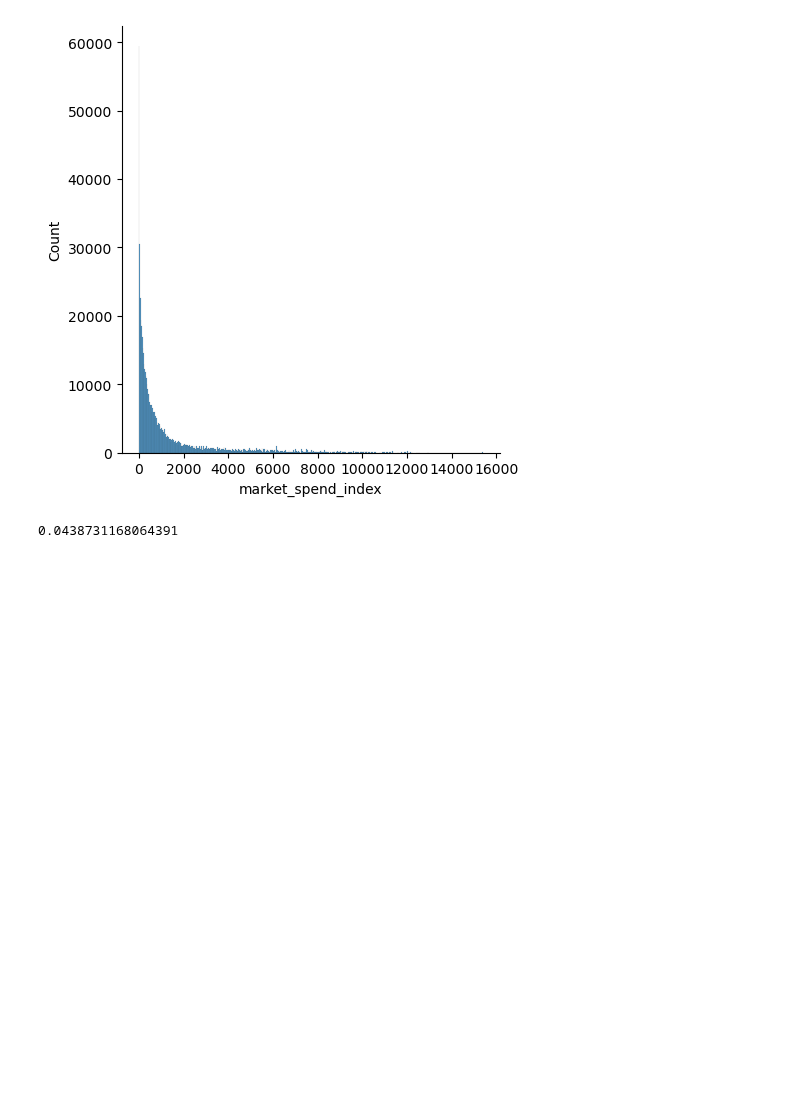
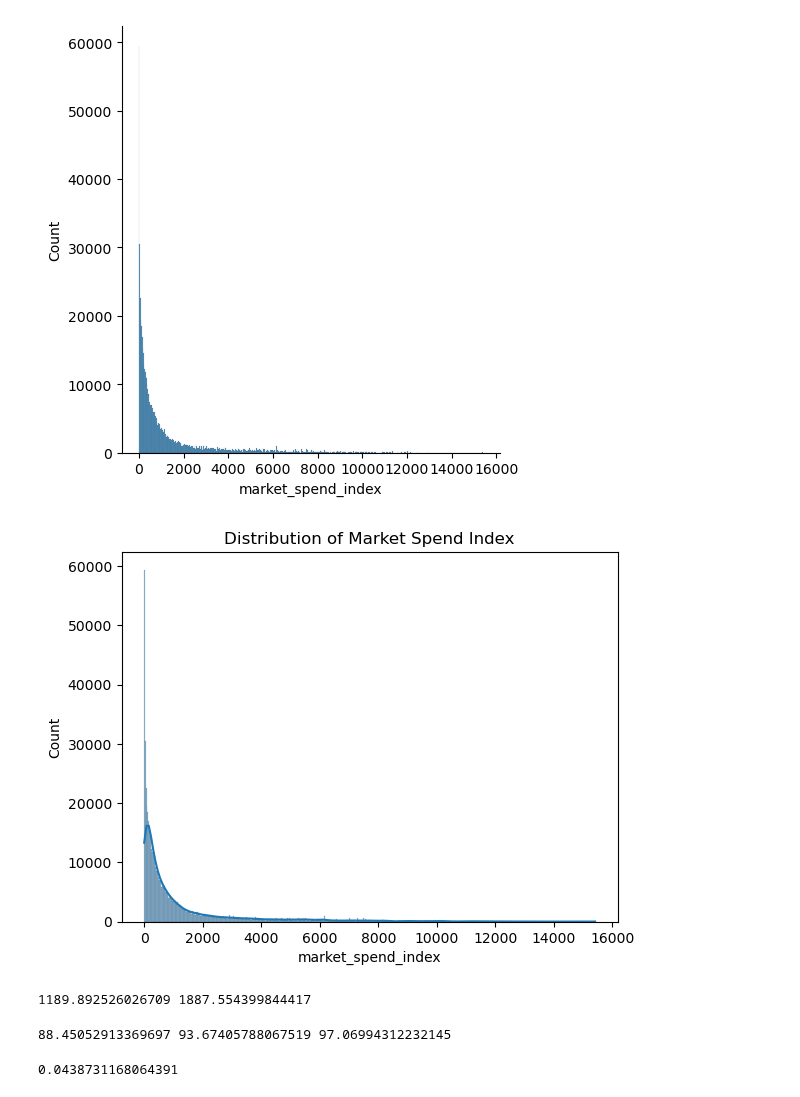
Before and after one commit to 2026413-png/Statistical-Techniques-for-Data-Analysis-CA-SEP-2026, a Jupyter notebook: 2026413_Statistics.ipynb, the cells around one changed output. Cells and saved outputs as stored; diff of their text form; code cells hidden in the pictures; blank space fills up the shorter version.

```diff
--- a/2026413_Statistics.ipynb
+++ b/2026413_Statistics.ipynb
@@ -103,3 +105,26 @@ plt.show()
+# %%
+x = df['market_spend_index'].dropna()
+# %%
+sns.histplot(x, kde=True)
+plt.xlabel('market_spend_index')
+plt.title('Distribution of Market Spend Index')
+plt.show()
+# %% [output]
+[figure, added]
+# %%
+# Calculate mean and standard deviation empirical rule
+mean = x.mean()
+std = x.std()
+print(mean, std)
+# %% [output]
+1189.892526026709 1887.554399844417
+# %%
+within1=((x>=mean-std)& (x<=mean+std)).mean()*100
+within2=((x>=mean-2*std)& (x<=mean+2*std)).mean()*100
+within3=((x>=mean-3*std)& (x<=mean+3*std)).mean()*100
+print (within1, within2, within3)
+# %% [output]
+88.45052913369697 93.67405788067519 97.06994312232145
 # %%
 spend_minimum=df['market_spend_index'].min()
 print(spend_minimum)
```
Also changed, not shown: parts of 38 cells of this notebook.
